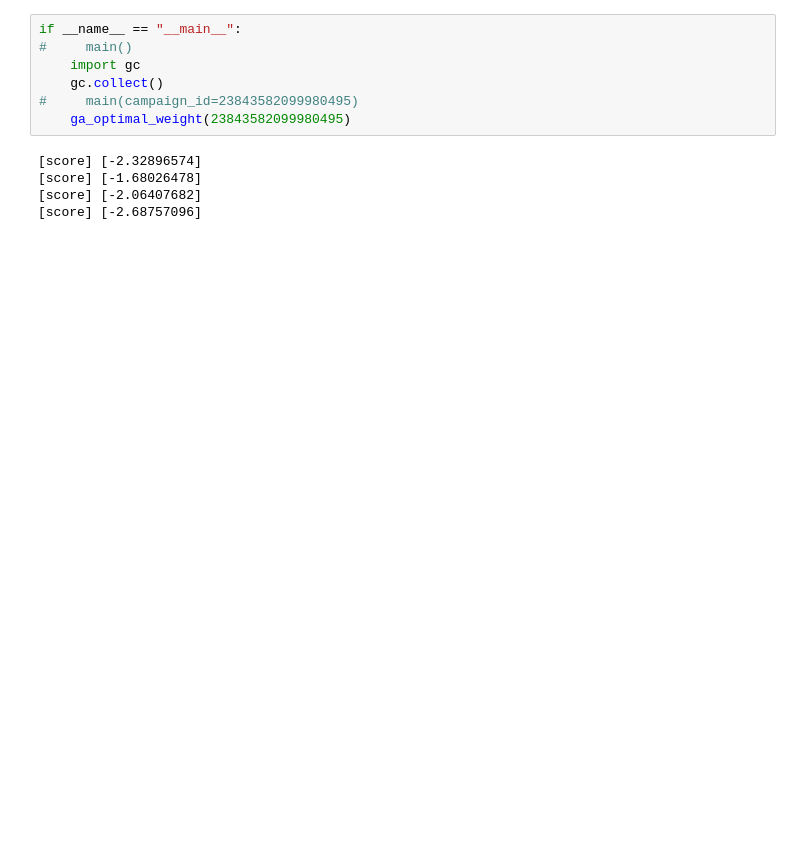
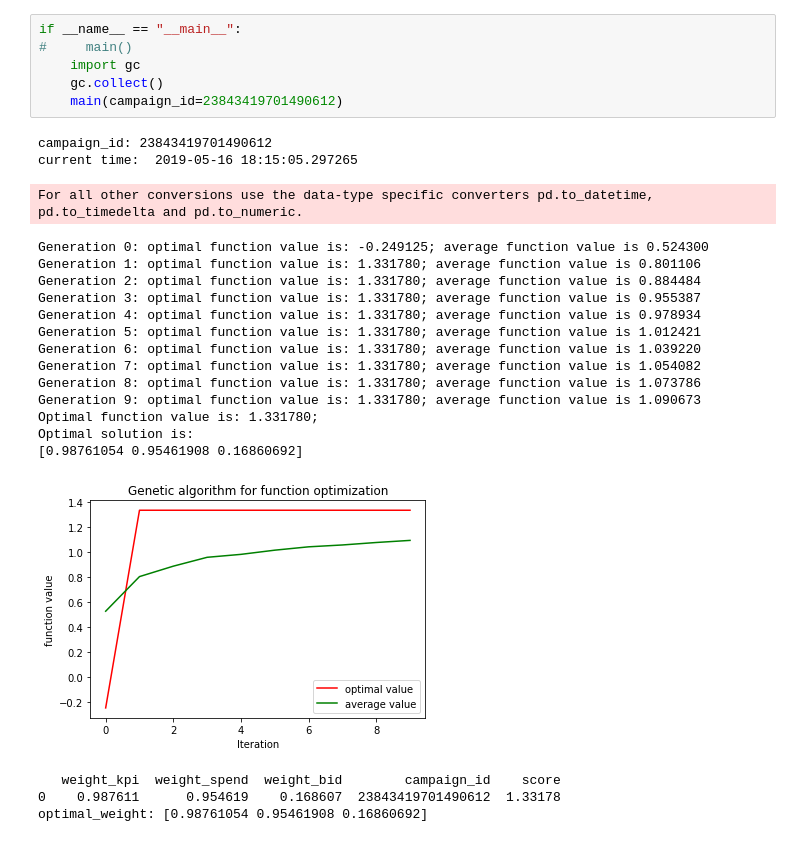
Before and after one commit to TimJLS/adset_interest_parse, a Jupyter notebook: ai_optimizer/ai_optimizer/codes/genetic_algorithm.ipynb, the cells around one changed output. Cells and saved outputs as stored; diff of their text form; blank space fills up the shorter version.

Commit message:
genetic_algorithm score bug fix

```diff
--- a/ai_optimizer/ai_optimizer/codes/genetic_algorithm.ipynb
+++ b/ai_optimizer/ai_optimizer/codes/genetic_algorithm.ipynb
@@ -391,15 +407,30 @@ def main(campaign_id=None):
 # %%
 if __name__ == "__main__":
 #     main()
     import gc
     gc.collect()
-#     main(campaign_id=23843582099980495)
-    ga_optimal_weight(23843582099980495)
+    main(campaign_id=23843419701490612)
 # %% [output]
-[score] [-2.32896574]
-[score] [-1.68026478]
-[score] [-2.06407682]
-[score] [-2.68757096]
+campaign_id: 23843419701490612
+current time:  2019-05-16 18:15:05.297265
+For all other conversions use the data-type specific converters pd.to_datetime, pd.to_timedelta and pd.to_numeric.
+Generation 0: optimal function value is: -0.249125; average function value is 0.524300
+Generation 1: optimal function value is: 1.331780; average function value is 0.801106
+Generation 2: optimal function value is: 1.331780; average function value is 0.884484
+Generation 3: optimal function value is: 1.331780; average function value is 0.955387
+Generation 4: optimal function value is: 1.331780; average function value is 0.978934
+Generation 5: optimal function value is: 1.331780; average function value is 1.012421
+Generation 6: optimal function value is: 1.331780; average function value is 1.039220
+Generation 7: optimal function value is: 1.331780; average function value is 1.054082
+Generation 8: optimal function value is: 1.331780; average function value is 1.073786
+Generation 9: optimal function value is: 1.331780; average function value is 1.090673
+Optimal function value is: 1.331780;
+Optimal solution is:
+[0.98761054 0.95461908 0.16860692]
+[figure, added]
+   weight_kpi  weight_spend  weight_bid        campaign_id    score
+0    0.987611      0.954619    0.168607  23843419701490612  1.33178
+optimal_weight: [0.98761054 0.95461908 0.16860692]
 # %%
 !jupyter nbconvert --to script genetic_algorithm.ipynb
 # %% [output]
```
Also changed, not shown: parts of 2 cells of this notebook, 3 other files.
